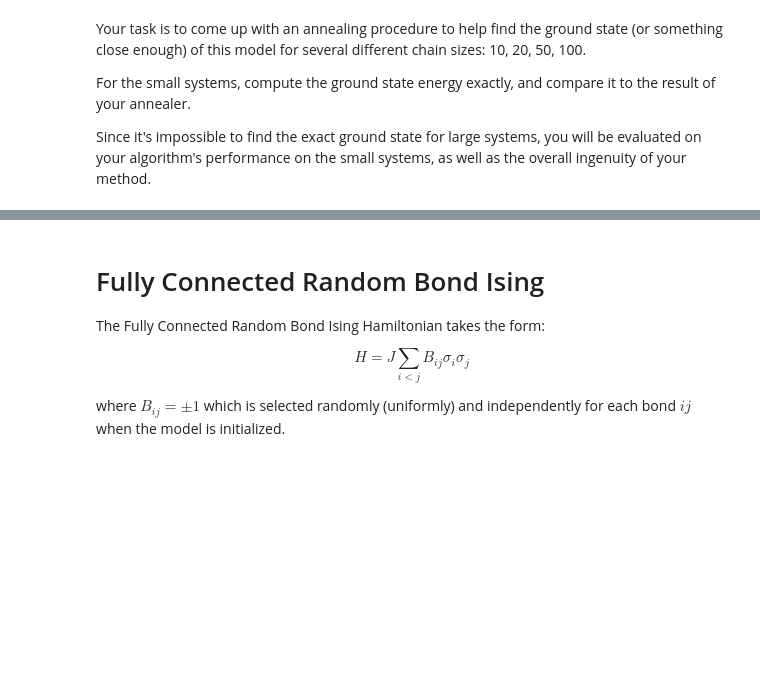
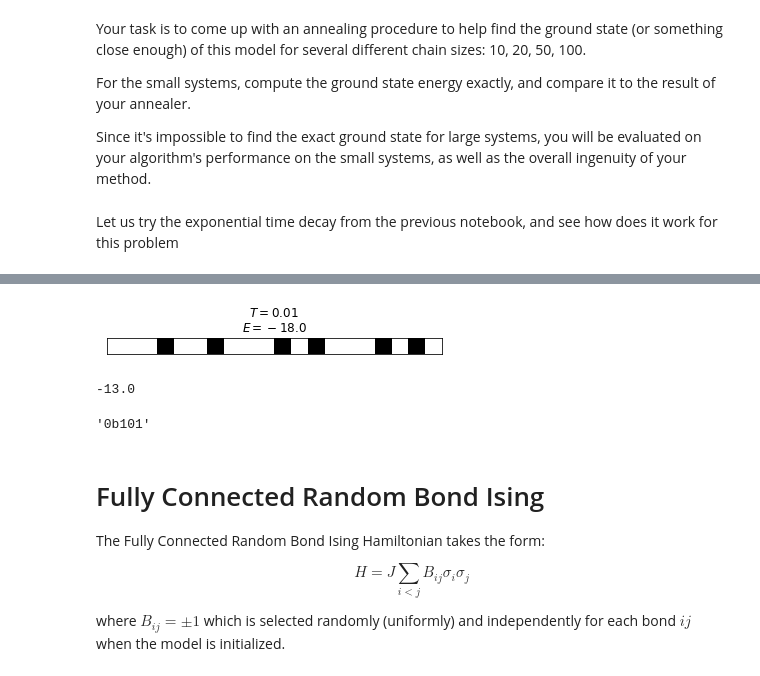
Before and after one commit to MelkoCollective/CDL_2020, a Jupyter notebook: Project_4_Ising_Annealer/Task_2.ipynb, the cells around one changed output, grey strips where cells are left out. Cells and saved outputs as stored; diff of their text form; code cells hidden in the pictures; blank space fills up the shorter version.

```diff
--- a/Project_4_Ising_Annealer/Task_2.ipynb
+++ b/Project_4_Ising_Annealer/Task_2.ipynb
@@ -128,6 +129,13 @@ Your task is to come up with an annealing procedure to help find the ground stat
 For the small systems, compute the ground state energy exactly, and compare it to the result of your annealer.
 
 Since it's impossible to find the exact ground state for large systems, you will be evaluated on your algorithm's performance on the small systems, as well as the overall ingenuity of your method.
+# %% [markdown]
+Let us try the exponential time decay from the previous notebook, and see how does it work for this problem
 # %%
 # your solution here
-ising = RandomBondIsing1DPBC(100, J=1.)
+ising = RandomBondIsing1DPBC(20, J=1.)
+
+T = exp_decay_schedule(500, 100, 0.01)
+animator = IsingAnimator(ising)
+animator.run_animation(T)
+# %% [output]
@@ -134,3 +143,16 @@ ising = RandomBondIsing1DPBC(100, J=1.)
+[figure, added]
+# %%
+get_exact_minimum(ising)
+# %% [output]
+-13.0
+# %%
+x = np.arange(2 **ising.num_spins, dtype=np.uint8)
+
+def
+np.unpackbits(x, axis=-1)
+bin(5)
+# %% [output]
+'0b101'
 # %% [markdown]
 # Fully Connected Random Bond Ising
 
```
Also changed, not shown: parts of 16 cells of this notebook.
